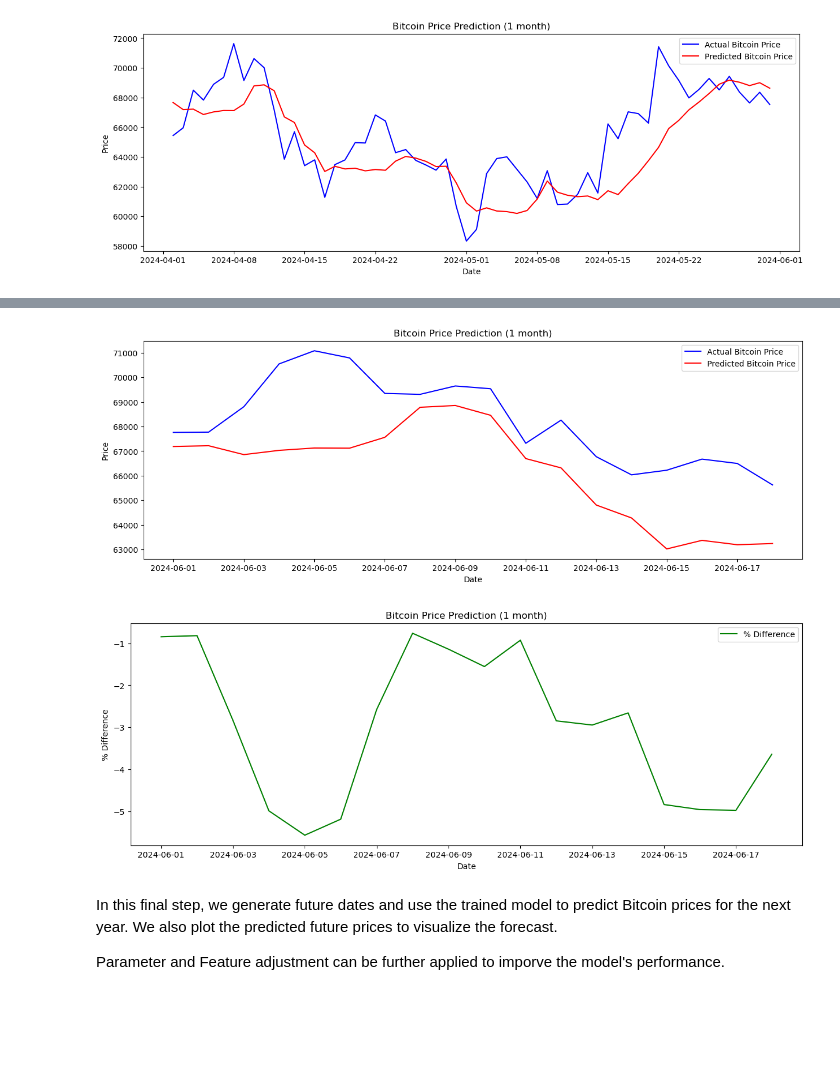
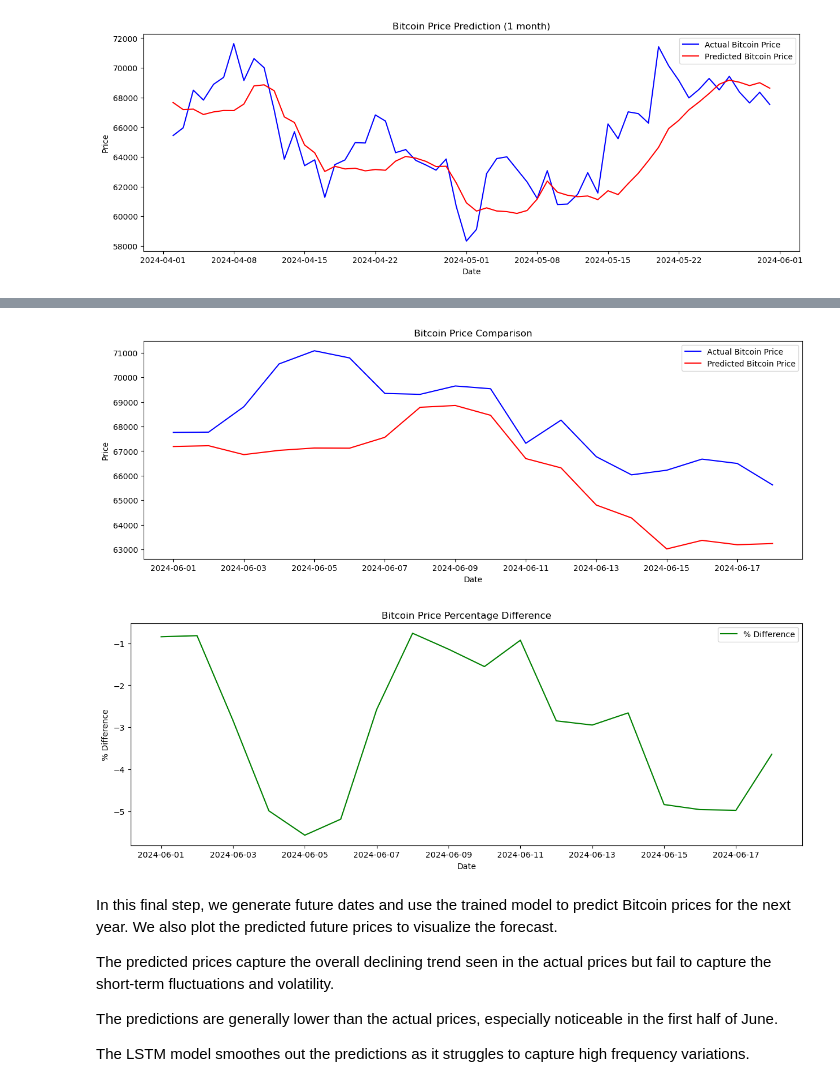
Before and after one commit to PeterBaraka/crypto_predictor, a Jupyter notebook: crypto_predictor_V3.ipynb, the cells around one changed output, grey strips where cells are left out. Cells and saved outputs as stored; diff of their text form; code cells hidden in the pictures; blank space fills up the shorter version.

```diff
--- a/crypto_predictor_V3.ipynb
+++ b/crypto_predictor_V3.ipynb
@@ -295,26 +295,30 @@ See the caveats in the documentation: https://pandas.pydata.org/pandas-docs/stab
 # %%
 # Plot data_compare highlighting the % Difference
 plt.figure(figsize=(15, 5))
 plt.plot(data_compare.index, data_compare['Close'], color='blue', label='Actual Bitcoin Price')
 plt.plot(data_compare.index, data_compare['Predicted'], color='red', label='Predicted Bitcoin Price')
-plt.title('Bitcoin Price Prediction (1 month)')
+plt.title('Bitcoin Price Comparison')
 plt.xlabel('Date')
 plt.ylabel('Price')
 plt.legend()
 plt.show()
 
 # Plot the % Difference
 plt.figure(figsize=(15, 5))
 plt.plot(data_compare.index, data_compare['% Difference'], color='green', label='% Difference')
-plt.title('Bitcoin Price Prediction (1 month)')
+plt.title('Bitcoin Price Percentage Difference')
 plt.xlabel('Date')
 plt.ylabel('% Difference')
 plt.legend()
 plt.show()
 # %% [output]
-[figure, old version]
+[figure, new version]
 [figure]
 # %% [markdown]
 In this final step, we generate future dates and use the trained model to predict Bitcoin prices for the next year. We also plot the predicted future prices to visualize the forecast.
 
-Parameter and Feature adjustment can be further applied to imporve the model's performance.
+The predicted prices capture the overall declining trend seen in the actual prices but fail to capture the short-term fluctuations and volatility.
+
+The predictions are generally lower than the actual prices, especially noticeable in the first half of June.
+
+The LSTM model smoothes out the predictions as it struggles to capture high frequency variations.
```
Also changed, not shown: parts of 1 cell of this notebook.
